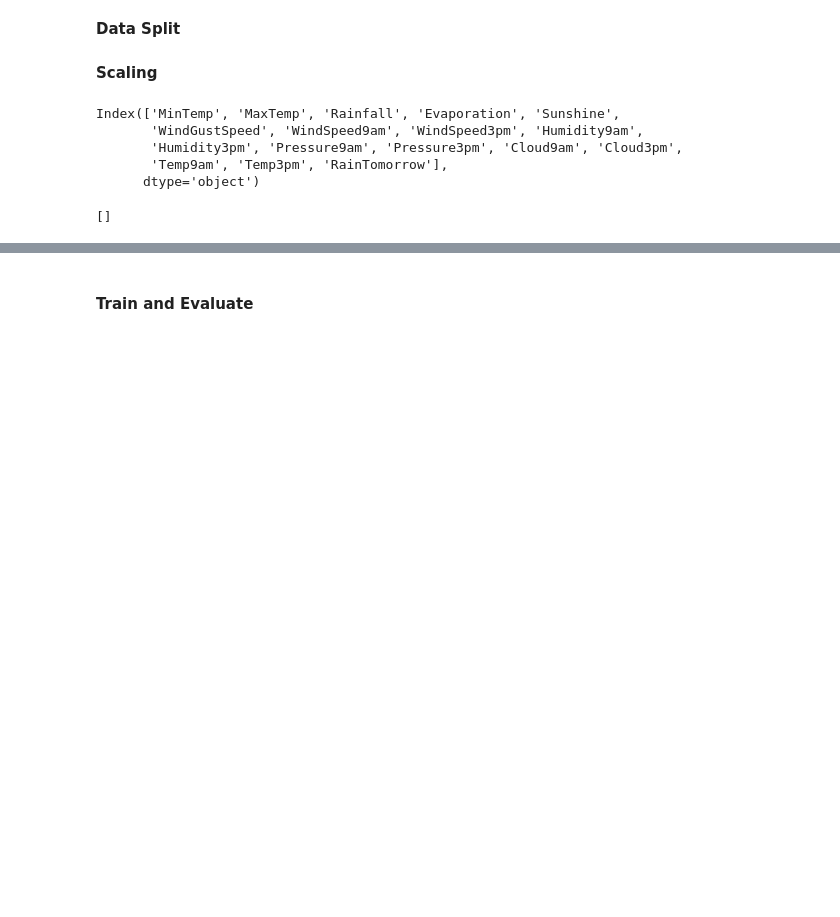
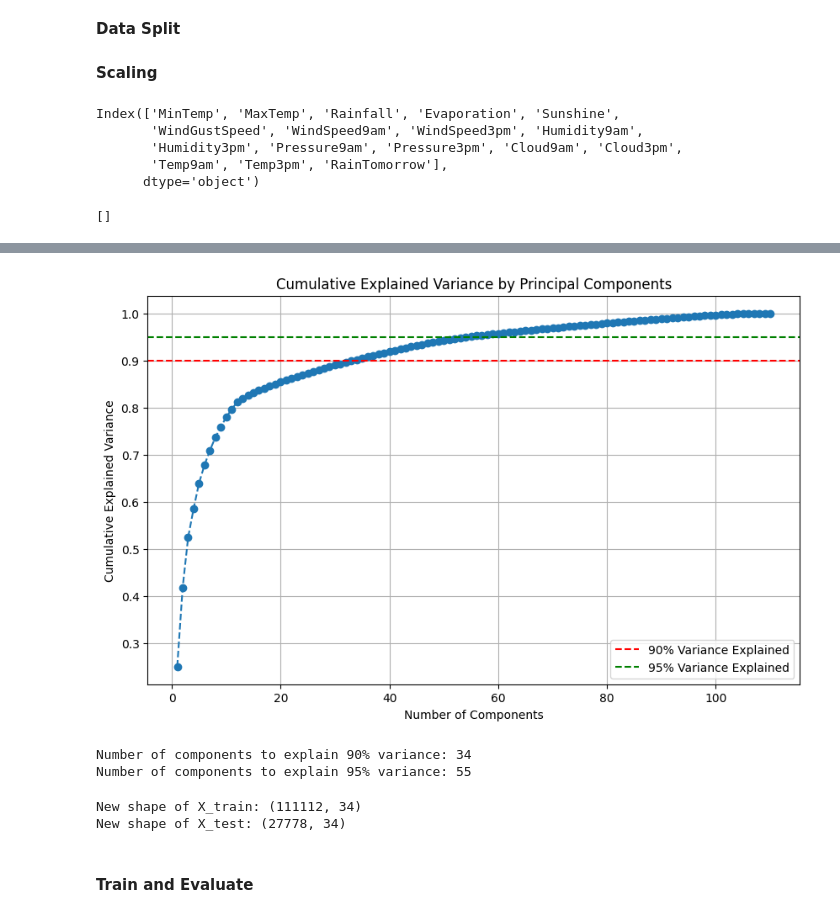
Before and after one commit to nijat-akhundzada/rain-tomorrow-prediction, a Jupyter notebook: main.ipynb, the cells around one changed output, grey strips where cells are left out. Drawn from its saved outputs; the diff is of its cells as text; code cells hidden in the pictures; blank space fills up the shorter version.

```diff
--- a/main.ipynb
+++ b/main.ipynb
@@ -368,0 +371,13 @@ X_test[numerical_features_to_scale] = scaler.transform(X_test[numerical_features
+# %%
+from sklearn.decomposition import PCA
+
+pca = PCA(n_components=None) # Keep all components for now to inspect variance
+
+X_train_pca = pca.fit_transform(X_train)
+X_test_pca = pca.transform(X_test)
+
+X_train = pd.DataFrame(X_train_pca, index=X_train.index)
+X_test = pd.DataFrame(X_test_pca, index=X_test.index)
+
+print("Explained variance ratio of the principal components:\n", pca.explained_variance_ratio_)
+print("Cumulative explained variance ratio:\n", pca.explained_variance_ratio_.cumsum())
@@ -369,2 +402,32 @@ X_test[numerical_features_to_scale] = scaler.transform(X_test[numerical_features
+# %%
+plt.figure(figsize=(10, 6))
+plt.plot(range(1, len(pca.explained_variance_ratio_) + 1), pca.explained_variance_ratio_.cumsum(), marker='o', linestyle='--')
+plt.title('Cumulative Explained Variance by Principal Components')
+plt.xlabel('Number of Components')
+plt.ylabel('Cumulative Explained Variance')
+plt.axhline(y=0.90, color='r', linestyle='--', label='90% Variance Explained')
+plt.axhline(y=0.95, color='g', linestyle='--', label='95% Variance Explained')
+plt.grid(True)
+plt.legend()
+plt.show()
+
+num_components_90 = next(i for i, cumulative_variance in enumerate(pca.explained_variance_ratio_.cumsum()) if cumulative_variance >= 0.90) + 1
+num_components_95 = next(i for i, cumulative_variance in enumerate(pca.explained_variance_ratio_.cumsum()) if cumulative_variance >= 0.95) + 1
+
+print(f"Number of components to explain 90% variance: {num_components_90}")
+print(f"Number of components to explain 95% variance: {num_components_95}")
+# %% [output]
+[figure, added]
+Number of components to explain 90% variance: 34
+Number of components to explain 95% variance: 55
+# %%
+X_train = pd.DataFrame(X_train_pca[:, :34], index=X_train.index)
+X_test = pd.DataFrame(X_test_pca[:, :34], index=X_test.index)
+
+print(f"New shape of X_train: {X_train.shape}")
+print(f"New shape of X_test: {X_test.shape}")
+# %% [output]
+New shape of X_train: (111112, 34)
+New shape of X_test: (27778, 34)
 # %% [markdown]
 #### Train and Evaluate
```
Also changed, not shown: parts of 2 cells of this notebook.
